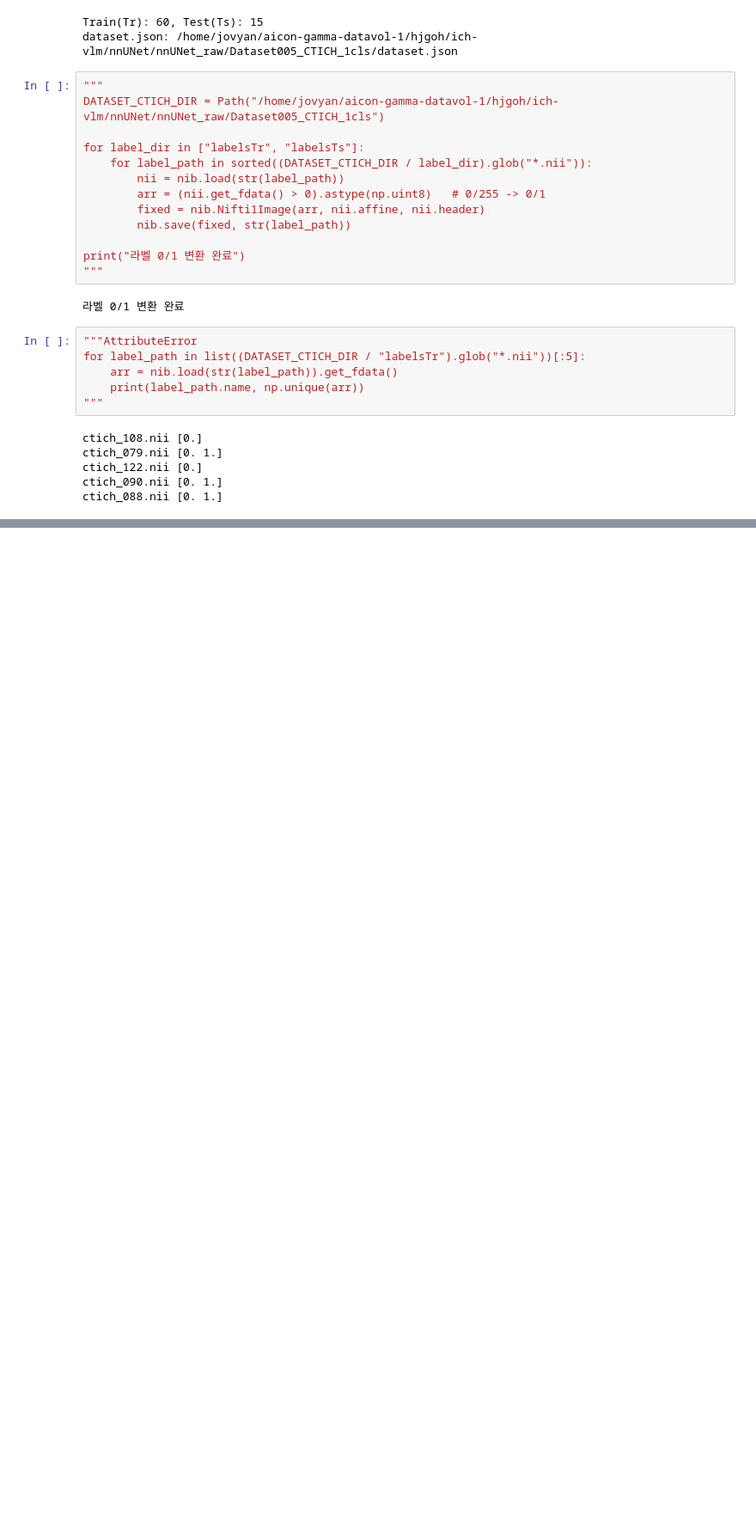
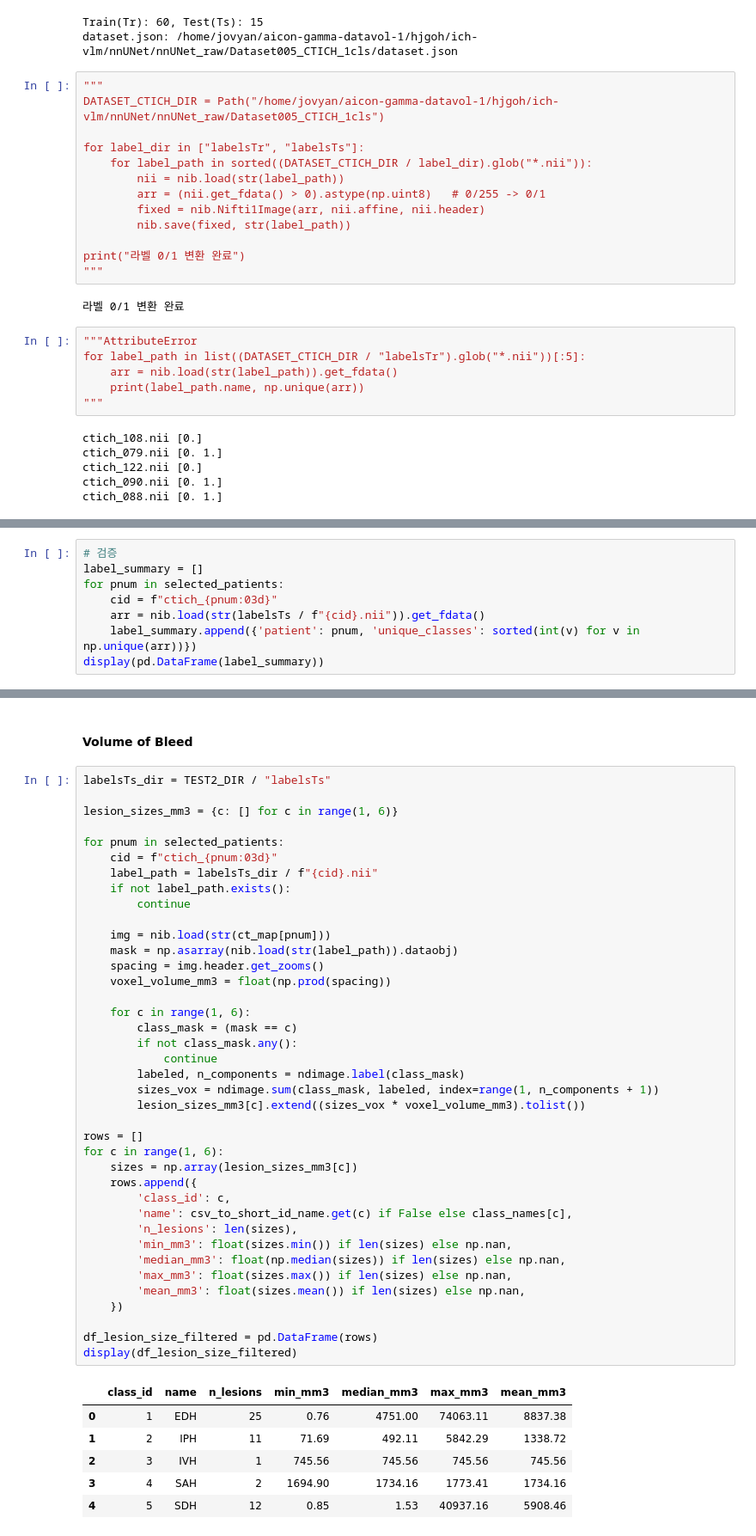
Before and after one commit to 02dumartin/ich-vlm, a Jupyter notebook: notebook/CT-ICH.ipynb, the cells around one changed output, grey strips where cells are left out. Shown at 86% size. Saved outputs shown, nothing was run; the diff lists cells and outputs as text; blank space fills up the shorter version.

```diff
--- a/notebook/CT-ICH.ipynb
+++ b/notebook/CT-ICH.ipynb
@@ -718,0 +1046,8 @@ ctich_088.nii [0. 1.]
+# %%
+# 검증
+label_summary = []
+for pnum in selected_patients:
+    cid = f"ctich_{pnum:03d}"
+    arr = nib.load(str(labelsTs / f"{cid}.nii")).get_fdata()
+    label_summary.append({'patient': pnum, 'unique_classes': sorted(int(v) for v in np.unique(arr))})
+display(pd.DataFrame(label_summary))
@@ -718,0 +1117,48 @@ ctich_088.nii [0. 1.]
+# %% [markdown]
+#### Volume of Bleed
+# %%
+labelsTs_dir = TEST2_DIR / "labelsTs"
+
+lesion_sizes_mm3 = {c: [] for c in range(1, 6)}
+
+for pnum in selected_patients:
+    cid = f"ctich_{pnum:03d}"
+    label_path = labelsTs_dir / f"{cid}.nii"
+    if not label_path.exists():
+        continue
+
+    img = nib.load(str(ct_map[pnum]))
+    mask = np.asarray(nib.load(str(label_path)).dataobj)
+    spacing = img.header.get_zooms()
+    voxel_volume_mm3 = float(np.prod(spacing))
+
+    for c in range(1, 6):
+        class_mask = (mask == c)
+        if not class_mask.any():
+            continue
+        labeled, n_components = ndimage.label(class_mask)
+        sizes_vox = ndimage.sum(class_mask, labeled, index=range(1, n_components + 1))
+        lesion_sizes_mm3[c].extend((sizes_vox * voxel_volume_mm3).tolist())
+
+rows = []
+for c in range(1, 6):
+    sizes = np.array(lesion_sizes_mm3[c])
+    rows.append({
+        'class_id': c,
+        'name': csv_to_short_id_name.get(c) if False else class_names[c],
+        'n_lesions': len(sizes),
+        'min_mm3': float(sizes.min()) if len(sizes) else np.nan,
+        'median_mm3': float(np.median(sizes)) if len(sizes) else np.nan,
+        'max_mm3': float(sizes.max()) if len(sizes) else np.nan,
+        'mean_mm3': float(sizes.mean()) if len(sizes) else np.nan,
+    })
+
+df_lesion_size_filtered = pd.DataFrame(rows)
+display(df_lesion_size_filtered)
+# %% [output]
+|  | class_id | name | n_lesions | min_mm3 | median_mm3 | max_mm3 | mean_mm3 |
+| 0 | 1 | EDH | 25 | 0.76 | 4751.00 | 74063.11 | 8837.38 |
+| 1 | 2 | IPH | 11 | 71.69 | 492.11 | 5842.29 | 1338.72 |
+| 2 | 3 | IVH | 1 | 745.56 | 745.56 | 745.56 | 745.56 |
+| 3 | 4 | SAH | 2 | 1694.90 | 1734.16 | 1773.41 | 1734.16 |
+| 4 | 5 | SDH | 12 | 0.85 | 1.53 | 40937.16 | 5908.46 |
```
Also changed, not shown: parts of 27 cells of this notebook, 3 other files.
